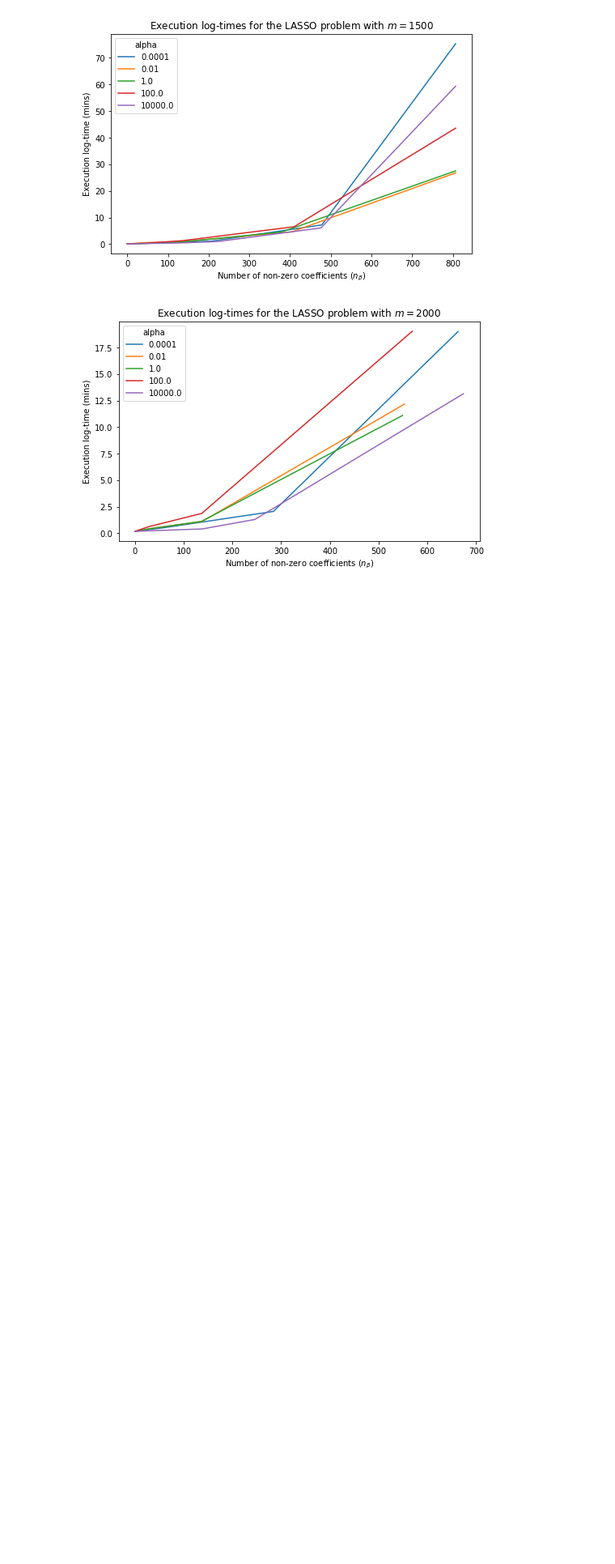
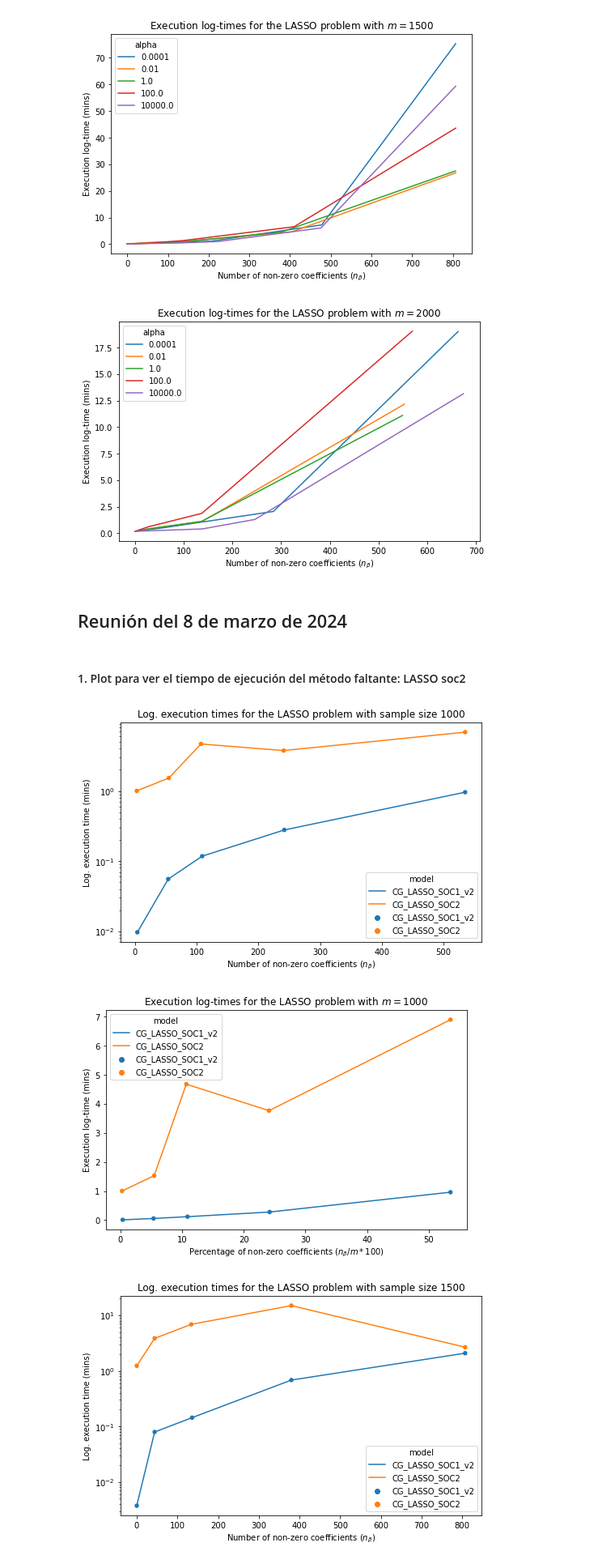
Before and after one commit to nicacevedo/column-generation-for-large-scale-feature-selection, a Jupyter notebook: plots.ipynb, the cells around one changed output. Shown at 81% size. Saved outputs shown, nothing was run; the diff lists cells and outputs as text; code cells hidden in the pictures; blank space fills up the shorter version.

```diff
--- a/plots.ipynb
+++ b/plots.ipynb
@@ -461,3 +467,64 @@ for i,sample_size in enumerate(sample_sizes):
 [figure]
 [figure]
 [figure]
+# %% [markdown]
+## Reunión del 8 de marzo de 2024
+# %% [markdown]
+#### 1. Plot para ver el tiempo de ejecución del método faltante: LASSO soc2
+# %%
+import matplotlib.pyplot as plt
+import pandas as pd
+import seaborn as sns
+
+# ignore warnings
+import warnings
+warnings.filterwarnings('ignore')
+
+# Read data from results/elastic-net/socp_CG_comparison_LASSO.csv
+df_final_results = pd.read_csv('./results/elastic-net/socp_CG_comparison_LASSO_soc2.csv').sort_values(by=['sample_size','model','n_betas'])
+
+# different linestyles for each model
+line_styles = ['-', '--', '-.', ':', '--', '-.', ':', '--', '-.', ':']
+
+# Different plots by sample_size, each one of them is a lineplot of the time by model, with x axis being the n_betas and y axis the time. The hue is the model
+sample_sizes = df_final_results['sample_size'].unique()
+for i,sample_size in enumerate(sample_sizes):
+    df_sample_size = df_final_results[df_final_results['sample_size']==sample_size]
+    # fig, ax = plt.subplots(figsize=(8,5))
+    # sns.lineplot(x='n_betas', y='time', hue='model', data=df_sample_size, ax=ax, markers=True, dashes=line_styles[i])
+    # ax.set_xlabel(r'Number of non-zero coefficients ($n_{\beta}$)')
+    # ax.set_ylabel('Execution time (mins)')
+    # ax.set_title(fr'Execution times for the LASSO problem with $m=${sample_size}')
+    # # ax.set_xlim(0, 100)
+    # # ax.set_ylim(0, 6)
+    # # plt.savefig(f'results/elastic-net/plots/socp_CG_comparison_LASSO_sample_size_{sample_size}.pdf', bbox_inches='tight', dpi=300)
+    # plt.show()
+
+    # Same plot, but with a log scale of times
+    fig, ax = plt.subplots(figsize=(8,5))
+    sns.lineplot(x='n_betas', y='time', hue='model', data=df_sample_size, ax=ax, markers=True) # , dashes=line_styles[i]  style='model',
+    sns.scatterplot(x='n_betas', y='time', hue='model', data=df_sample_size, ax=ax)#, markers=True) # , dashes=line_styles[i]  style='model',
+    ax.set_xlabel(r'Number of non-zero coefficients ($n_{\beta}$)')
+    ax.set_ylabel('Log. execution time (mins)')
+    ax.set_title(f'Log. execution times for the LASSO problem with sample size {sample_size}')
+    ax.set_yscale('log')
+    # ax.set_xlim(0, 200)
+    # plt.savefig(f'results/elastic-net/plots/socp_CG_comparison_LASSO_sample_size_{sample_size}_log.pdf', bbox_inches='tight', dpi=300)
+    plt.show()
+
+    # Same plot, but with a log scale of times and x-axis is the percentage n_beras/sample_size*100
+    df_sample_size['n_betas_percentage'] = df_sample_size['n_betas']/df_sample_size['sample_size']*100
+    fig, ax = plt.subplots(figsize=(8,5))
+    sns.lineplot(x='n_betas_percentage', y='time', hue='model', data=df_sample_size, ax=ax, markers=True, dashes=line_styles[i])
+    sns.scatterplot(x='n_betas_percentage', y='time', hue='model', data=df_sample_size, ax=ax)#, markers=True, dashes=line_styles[i])
+    ax.set_xlabel(r'Percentage of non-zero coefficients ($n_{\beta}/m*100$)')
+    ax.set_ylabel('Execution log-time (mins)')
+    ax.set_title(f'Execution log-times for the LASSO problem with $m=${sample_size}')
+    # ax.set_yscale('log')
+    # ax.set_xlim(0, 20)
+    # plt.savefig(f'results/elastic-net/plots/socp_CG_comparison_LASSO_sample_size_{sample_size}_percentage_log.pdf', bbox_inches='tight', dpi=300)
+    plt.show()
+# %% [output]
+[figure, added]
+[figure, added]
+[figure, added]
```
Also changed, not shown: parts of 10 cells of this notebook, 9 other files.
